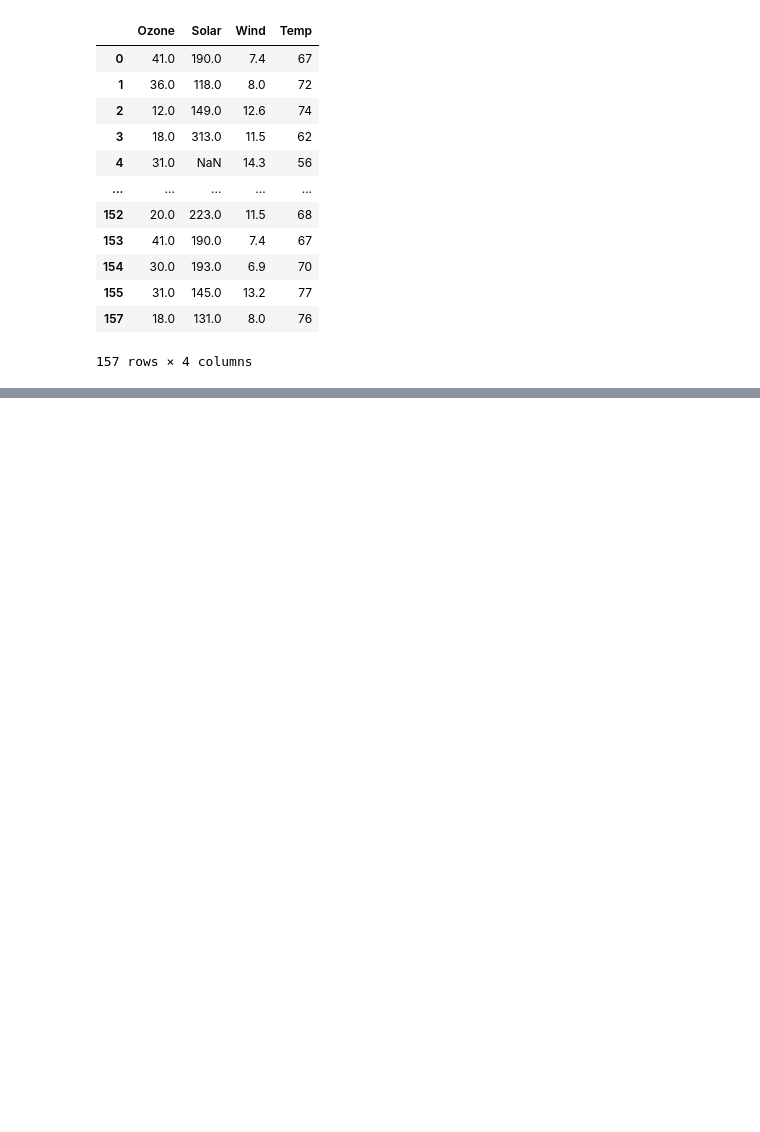
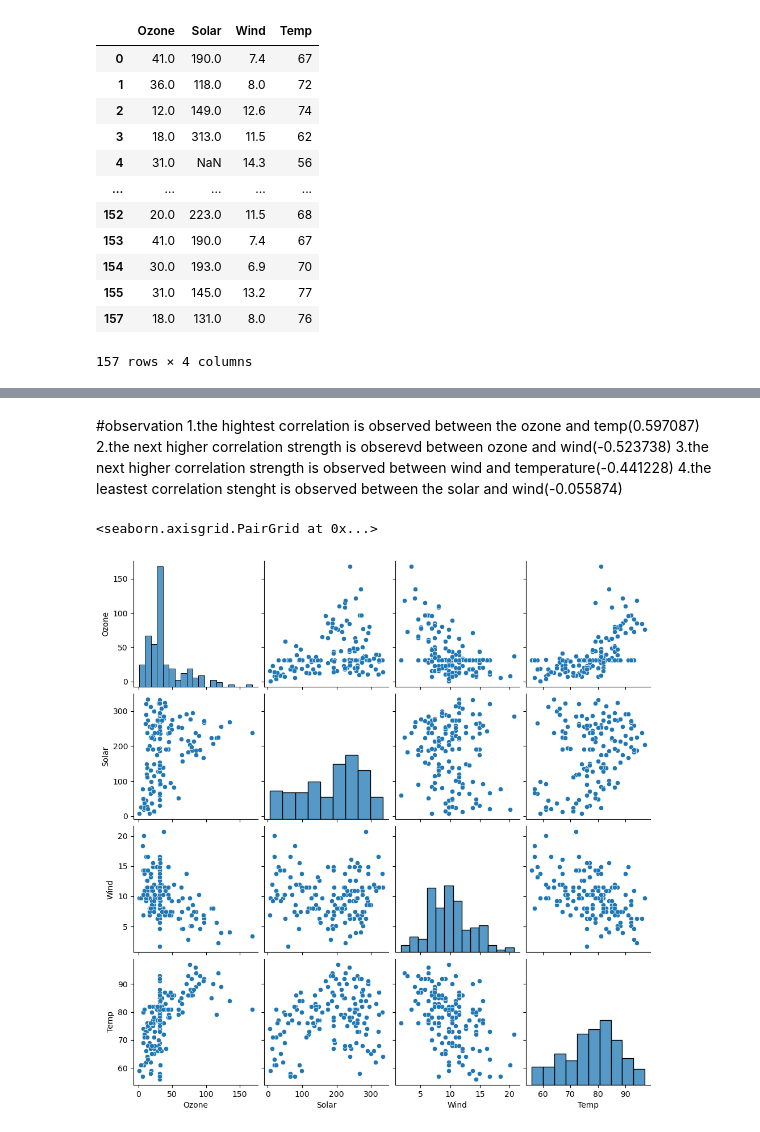
Before and after one commit to himapriya17/himapriya-17, a Jupyter notebook: EDA1.ipynb, the cells around one changed output, grey strips where cells are left out. Drawn from its saved outputs; the diff is of its cells as text; code cells hidden in the pictures; blank space fills up the shorter version.

```diff
--- a/EDA1.ipynb
+++ b/EDA1.ipynb
@@ -407,0 +435,4 @@ data1_numeric
+# %%
+#read all numeric (float) columns into a new table data1_numeric
+data1_numeric = data1.iloc[:,[0,1,2,6]]
+data1_numeric
@@ -407,0 +462,12 @@ data1_numeric
+# %% [markdown]
+#observation
+1.the hightest correlation is observed between the ozone and temp(0.597087)
+2.the next higher correlation strength is obserevd between ozone and wind(-0.523738)
+3.the next higher correlation strength is observed between wind and temperature(-0.441228)
+4.the leastest correlation stenght is observed between the solar and wind(-0.055874)
+# %%
+#plot a pair plot between all numeric columns using seaborm
+sns.pairplot(data1_numeric)
+# %% [output]
+<seaborn.axisgrid.PairGrid at 0x...>
+[figure, added]
```
Also changed, not shown: parts of 9 cells of this notebook.
